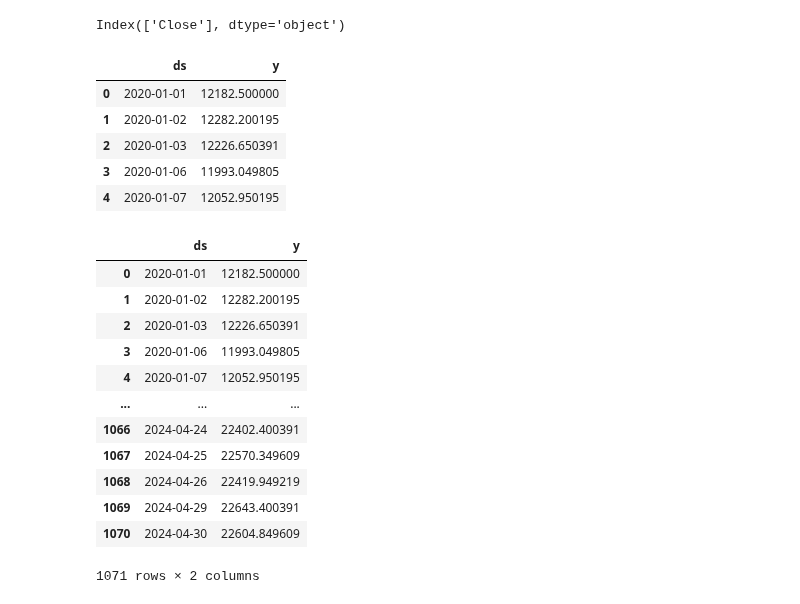
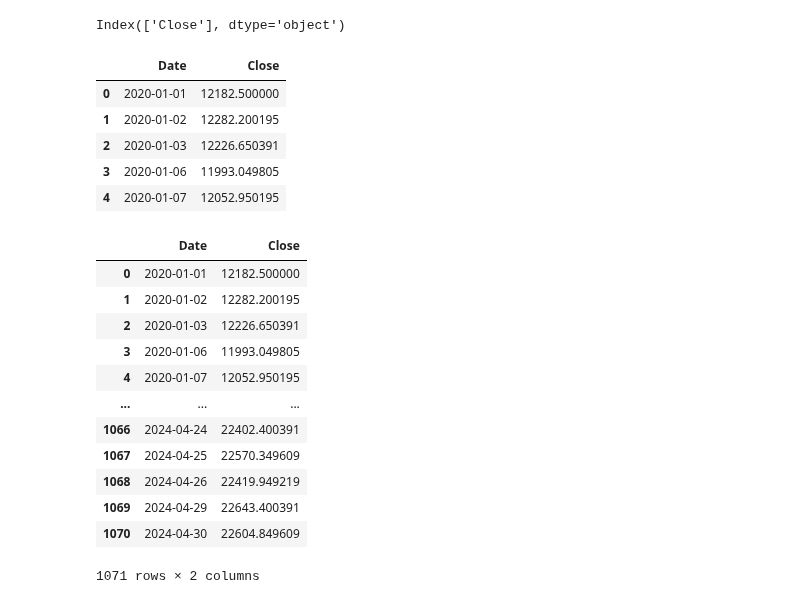
Before and after one commit to Akshat111111/Hedging-of-Financial-Derivatives, a Jupyter notebook: Facebook Prophet/FbProphet Nifty.ipynb, the cells around one changed output. Cells and saved outputs as stored; diff of their text form; code cells hidden in the pictures.

```diff
--- a/Facebook Prophet/FbProphet Nifty.ipynb
+++ b/Facebook Prophet/FbProphet Nifty.ipynb
@@ -64,10 +57,10 @@ df.columns
 Index(['Close'], dtype='object')
 # %%
 df = df.rename_axis('Date').reset_index() #to use the first column Date as a column
-df.columns = ['ds','y']
+# df.columns = ['ds','y']
 df.head()
 # %% [output]
-|  | ds | y |
+|  | Date | Close |
 | 0 | 2020-01-01 | 12182.500000 |
 | 1 | 2020-01-02 | 12282.200195 |
 | 2 | 2020-01-03 | 12226.650391 |
@@ -76,7 +69,7 @@ df.head()
 # %%
 df.dropna()
 # %% [output]
-|  | ds | y |
+|  | Date | Close |
 | 0 | 2020-01-01 | 12182.500000 |
 | 1 | 2020-01-02 | 12282.200195 |
 | 2 | 2020-01-03 | 12226.650391 |
```
Also changed, not shown: parts of 38 cells of this notebook.
